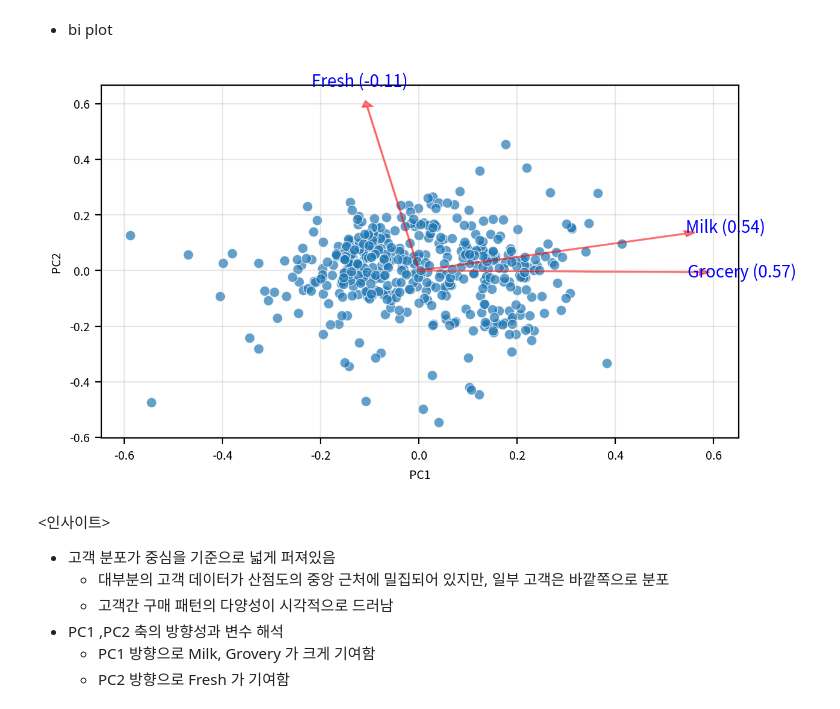
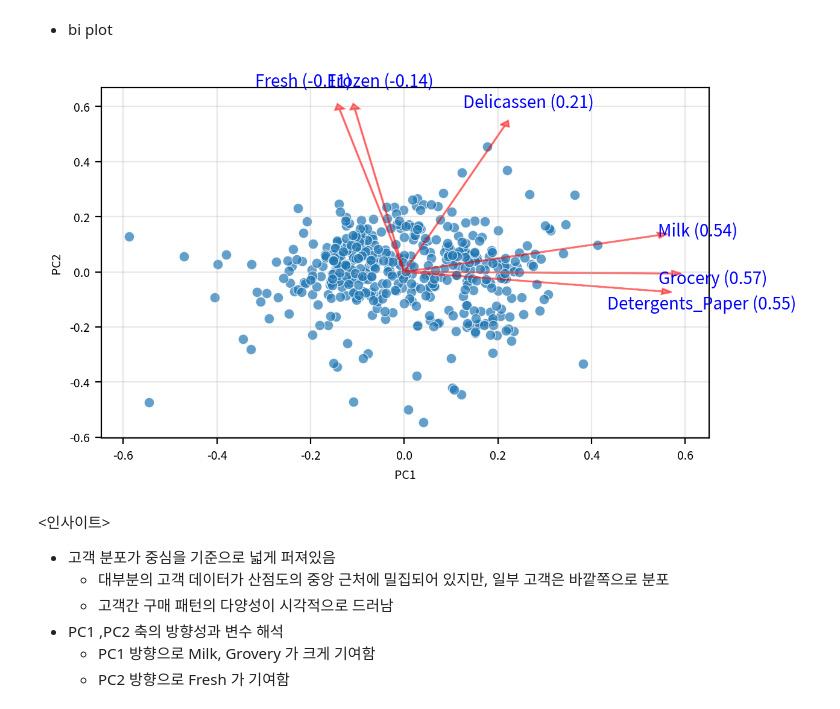
Before and after one commit to BoheeJeong/Machine_learning, a Jupyter notebook: [LAB 05] 비지도 학습 - 구매 패턴 기반 고객 군집 분석과 페르소나 도출/00.PBT_구매 패턴 기반 고객 군집 분석과 페르소나 도출.ipynb, the cells around one changed output. Cells and saved outputs as stored; diff of their text form; code cells hidden in the pictures.

```diff
--- a/[LAB 05] 비지도 학습 - 구매 패턴 기반 고객 군집 분석과 페르소나 도출/00.PBT_구매 패턴 기반 고객 군집 분석과 페르소나 도출.ipynb
+++ b/[LAB 05] 비지도 학습 - 구매 패턴 기반 고객 군집 분석과 페르소나 도출/00.PBT_구매 패턴 기반 고객 군집 분석과 페르소나 도출.ipynb
@@ -538,3 +538,16 @@ plt.show()               # 그래프 화면 출력
 plt.close()              # 그래프 작업 종료
 # %% [output]
 [figure]
+# %%
+from scipy.stats import spearmanr
+
+# 1) 스피어만 상관계수 + p-value 계산
+cols = ['Fresh', 'Milk', 'Grocery', 'Frozen','Detergents_Paper','Delicassen']
+
+corr, pvals = spearmanr(df_corr[cols])
+
+spearman_corr = pd.DataFrame(corr,  index=cols, columns=cols)
+spearman_pval = pd.DataFrame(pvals, index=cols, columns=cols)
+
+display(spearman_corr.round(3))   # 상관계수
+display(spearman_pval.round(4))   # p-value
@@ -723,8 +791,8 @@ PCA 축은 해석 가능한 “실제 변수”가 아니라 선형 결합된
 # %% [markdown]
 #### 차원 축소 수행
 # %%
-estimator = PCA(n_components=0.8 , random_state=52)
-pca = estimator.fit_transform(sdf_log)
+pca_estimator = PCA(n_components=0.8 , random_state=52)
+pca = pca_estimator.fit_transform(sdf_log)
 
 n=pca.shape[1]
 cols = [f'PC{i+1}' for i in range(n)]
@@ -775,7 +843,7 @@ yname = "PC2"
 
 #PCA 모델 객체 / transform 을 통해서 원본 데이터 sdf 를 PCA 좌표 공간으로 이동
 #즉 여기서 SCORE 는 각 샘플의 PCA 좌표 (여기서 새로운 좌표계로 이동한거 , 기저 변환)
-score = estimator.transform(sdf_log)
+score = pca_estimator.transform(sdf_log)
 
 
 #이 줄이 변수의 가중치 (로딩) 각 PC 축이 원래의 변수들을 어떻게 섞어서 만들어졌는지
@@ -783,7 +851,7 @@ score = estimator.transform(sdf_log)
 # 화살표를 그릴때 필요한 재료로, PC 축의 방향 백터
 # PC1 은 즉 원본 변수들의 선형 결합
 
-components = estimator.components_
+components = pca_estimator.components_
 
 
 #PC1 이 몇번째 컬럼인지 찾는 작업
@@ -795,7 +863,8 @@ y_index = pca_df.columns.get_loc(yname)
 #각 점은 (PC1,PC2) 위치로 찍힘 (새로운 좌표계에 점이 찍힌다는 건가?)
 xs = score[:, x_index]
 ys = score[:, y_index]
-n = score.shape[1]
+# biplot: 화살표는 원본 변수(품목)당 하나 → 주성분 개수가 아닌 원본 변수 개수(6)
+n = components.shape[1]
 
 
 #점들이 너무 퍼지거나 몰리지 않게, 좌표 범위를 보기 좋게 조정
@@ -822,43 +891,61 @@ sb.scatterplot(
 # 이 변수는 PC1 방향으로 얼마나, PC2 방향으로 얼마나 기여했는가
 
 for i in range(n):
+    x = components[x_index, i]
+    y = components[y_index, i]
+    name = df.columns[i]
+
+    # 1) 화살표
     ax.arrow(
-        0,
-        0,
-        components[x_index, i],
-        components[y_index, i],
+        0, 0,
+        x, y,
         color="r",
         alpha=0.5,
         head_width=0.02,
         head_length=0.02,
     )
 
-    #화살표 끝에 변수 이름 표시
+    # 2) 변수별 라벨 오프셋 (겹침 방지용)
+    #    값은 조금씩 바꿔보면서 조정해도 됩니다.
+    label_offsets = {
+        "Fresh":  (-0.18,  0.05),  # 더 왼쪽/조금 위로
+        "Frozen": ( 0.18,  0.05),  # 더 오른쪽/조금 위로
+        "Delicassen": (0.03, 0.03),
+        "Milk":   (0.03, 0.00),
+        "Grocery":(0.03,-0.02),
+        "Detergents_Paper":(0.03,-0.04),
+    }
+
+    r = 1.10
+    dx, dy = label_offsets.get(name, (0.0, 0.0))
+    lx = x * r + dx
+    ly = y * r + dy
+
     ax.text(
-        components[x_index, i] * 1.15,
-        components[y_index, i] * 1.15,
-        f"{df.columns[i]} ({components[x_index, i]:.2f})",
+        lx,
+        ly,
+        f"{name} ({x:.2f})",
         color="b",
         ha="center",
         va="center",
-        fontsize=10
+        fontsize=10,
     )
 
 ax.grid(True, alpha=0.3)
 # ax.set_xlim(-1, 1)
 # ax.set_ylim(-1, 1)
 
 
 
 #x 축 = PC1 , y 축은 PC2, 즉 원본 변수 공간이 아니라 PCA 공간
 ax.set_xlabel(xname)
 ax.set_ylabel(yname)
 
 plt.tight_layout()
 plt.show()
 plt.close()
 # %% [output]
-[figure, old version]
+[figure, new version]
 # %% [markdown]
 <인사이트>
 - 고객 분포가 중심을 기준으로 넓게 퍼져있음
```
Also changed, not shown: parts of 9 cells of this notebook, 12 other files.
